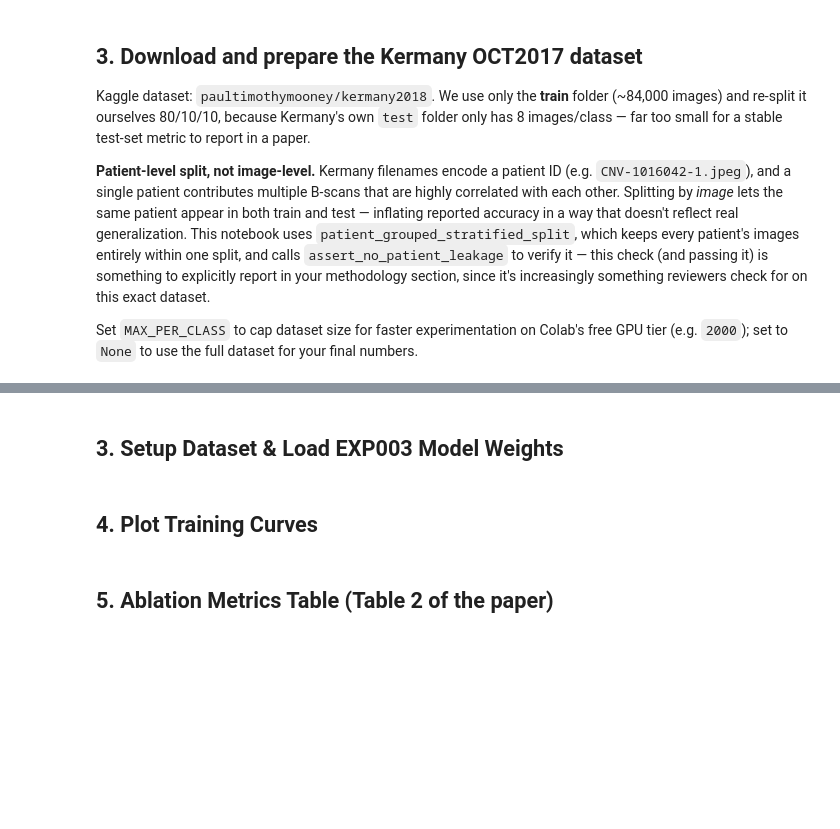
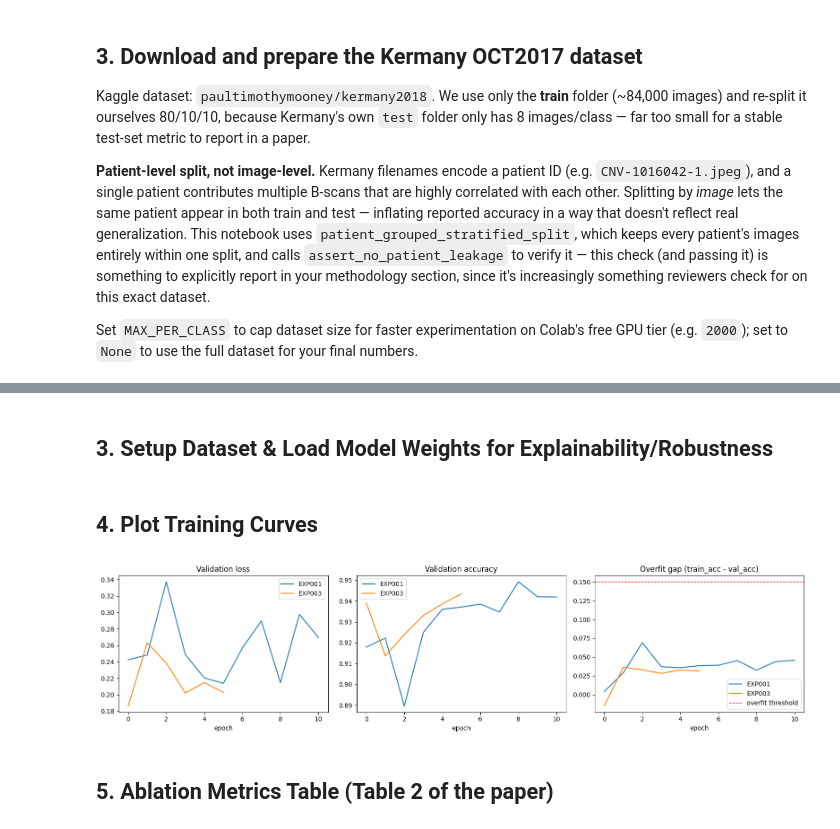
Before and after one commit to Gnanapravallika/OCT-GapResearch, a Jupyter notebook: TrustOCT_Account3_Full_Evaluation.ipynb, the cells around one changed output, grey strips where cells are left out. Saved outputs shown, nothing was run; the diff lists cells and outputs as text; code cells hidden in the pictures; blank space fills up the shorter version.

```diff
--- a/TrustOCT_Account3_Full_Evaluation.ipynb
+++ b/TrustOCT_Account3_Full_Evaluation.ipynb
@@ -57,14 +56,12 @@ if not p001 or not p003:
 
 DRIVE_DIR = os.path.dirname(os.path.dirname(p001)) if 'results' in os.path.dirname(p001) else os.path.dirname(p001)
 
-d001, d003 = np.load(p001, allow_pickle=True), np.load(p003, allow_pickle=True)
+d001, d003 = np.load(p001), np.load(p003)
 y_true_exp001, y_pred_exp001, y_prob_exp001 = d001['y_true'], d001['y_pred'], d001['y_prob']
 y_true_exp003, y_pred_exp003, y_prob_exp003 = d003['y_true'], d003['y_pred'], d003['y_prob']
 
-paths_test = d003['paths'] if 'paths' in d003 else (d001['paths'] if 'paths' in d001 else [])
+history_exp001 = json.load(open(h001)) if h001 else {}
+history_exp003 = json.load(open(h003)) if h003 else {}
 
-history_exp001 = json.load(open(h001)) if h001 and os.path.exists(h001) else {}
-history_exp003 = json.load(open(h003)) if h003 and os.path.exists(h003) else {}
-
-print(f'✅ Successfully loaded EXP001 predictions ({len(y_true_exp001)} samples) from: {p001}')
-print(f'✅ Successfully loaded EXP003 predictions ({len(y_true_exp003)} samples) from: {p003}')
+print(f'✅ Successfully loaded EXP001 predictions from: {p001}')
+print(f'✅ Successfully loaded EXP003 predictions from: {p003}')
@@ -1807,2 +1976,2 @@ print("Class weights (inverse-frequency):", class_weights)
 # %% [markdown]
-## 3. Setup Dataset & Load EXP003 Model Weights
+## 3. Setup Dataset & Load Model Weights for Explainability/Robustness
@@ -1877,20 +2093,17 @@ else:
 # %%
 if history_exp001 and history_exp003:
     fig, axes = plt.subplots(1, 3, figsize=(16, 4))
     for name, h in [('EXP001', history_exp001), ('EXP003', history_exp003)]:
-        if 'val_loss' in h:
-            axes[0].plot(h['val_loss'], label=name)
-        if 'val_acc' in h:
-            axes[1].plot(h['val_acc'], label=name)
-        if 'overfit_gap' in h:
-            axes[2].plot(h['overfit_gap'], label=name)
-    axes[0].set_title('Validation Loss'); axes[0].set_xlabel('Epoch'); axes[0].legend()
-    axes[1].set_title('Validation Accuracy'); axes[1].set_xlabel('Epoch'); axes[1].legend()
-    axes[2].axhline(0.15, color='red', linestyle='--', linewidth=1, label='Overfit Gap Threshold')
-    axes[2].set_title('Overfit Gap (train_acc - val_acc)'); axes[2].set_xlabel('Epoch'); axes[2].legend()
+        axes[0].plot(h['val_loss'], label=name)
+        axes[1].plot(h['val_acc'], label=name)
+        axes[2].plot(h['overfit_gap'], label=name)
+    axes[0].set_title('Validation loss'); axes[0].set_xlabel('epoch'); axes[0].legend()
+    axes[1].set_title('Validation accuracy'); axes[1].set_xlabel('epoch'); axes[1].legend()
+    axes[2].axhline(0.15, color='red', linestyle='--', linewidth=1, label='overfit threshold')
+    axes[2].set_title('Overfit gap (train_acc - val_acc)'); axes[2].set_xlabel('epoch'); axes[2].legend()
     plt.tight_layout(); plt.savefig('training_curves.png', dpi=200); plt.show()
-else:
-    print('Note: Training history logs not available for plotting.')
+# %% [output]
+[figure, added]
 # %% [markdown]
 ## 5. Ablation Metrics Table (Table 2 of the paper)
 # %%
```
Also changed, not shown: parts of 40 cells of this notebook.
